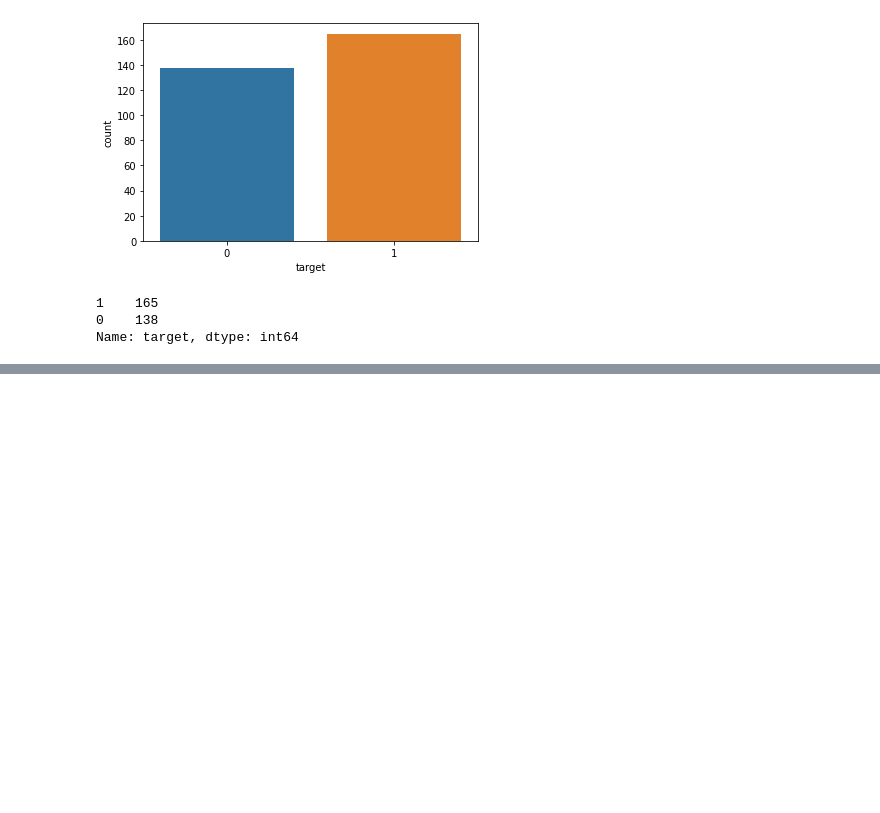
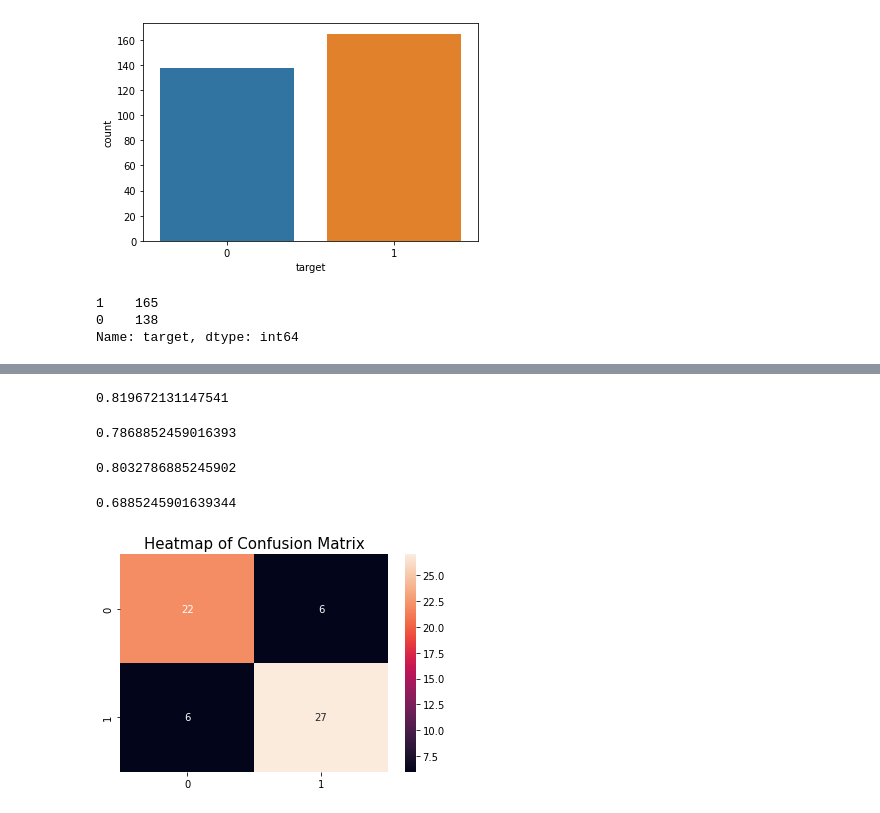
Before and after one commit to anshi20/Heart-Disease-Prediction, a Jupyter notebook: HeartDiseasePrediction.ipynb, the cells around one changed output, grey strips where cells are left out. Saved outputs shown, nothing was run; the diff lists cells and outputs as text; code cells hidden in the pictures; blank space fills up the shorter version.

```diff
--- a/HeartDiseasePrediction.ipynb
+++ b/HeartDiseasePrediction.ipynb
@@ -97,0 +159,4 @@ Name: target, dtype: int64
+# %%
+model_lr = LogisticRegression()
+# %%
+model_lr.fit(X_train,y_train)
@@ -97,0 +172,41 @@ Name: target, dtype: int64
+# %%
+# Logistic Regression
+y_pred_lr = model_lr.predict(X_test)
+from sklearn.metrics import accuracy_score
+accuracy_score(y_test,y_pred_lr)
+# %% [output]
+0.819672131147541
+# %%
+#Using logistic regression, Training with standard scaled data
+model_lr2 = LogisticRegression()
+model_lr2.fit(X_train_sc,y_train)
+y_pred_lr_sc = model_lr2.predict(X_test_sc)
+accuracy_score(y_test,y_pred_lr_sc)
+# %% [output]
+0.7868852459016393
+# %%
+# using svc, training with standard scaled data
+from sklearn.svm import SVC
+svc_classifier = SVC()
+svc_classifier.fit(X_train_sc,y_train)
+y_pred_svc_sc = svc_classifier.predict(X_test_sc)
+accuracy_score(y_test,y_pred_svc_sc)
+# %% [output]
+0.8032786885245902
+# %%
+# using Decision Tree Classifier, training with standard scaled data
+from sklearn.tree import DecisionTreeClassifier
+dt_classifier = DecisionTreeClassifier(criterion = 'entropy', random_state = 51)
+dt_classifier.fit(X_train_sc, y_train)
+y_pred_dt_sc = dt_classifier.predict(X_test_sc)
+accuracy_score(y_test, y_pred_dt_sc)
+# %% [output]
+0.6885245901639344
+# %%
+from sklearn.metrics import confusion_matrix
+cm = confusion_matrix(y_test, y_pred_svc_sc)
+plt.title('Heatmap of Confusion Matrix', fontsize = 15)
+sns.heatmap(cm, annot = True)
+plt.show()
+# %% [output]
+[figure, added]
```
Also changed, not shown: parts of 11 cells of this notebook.
